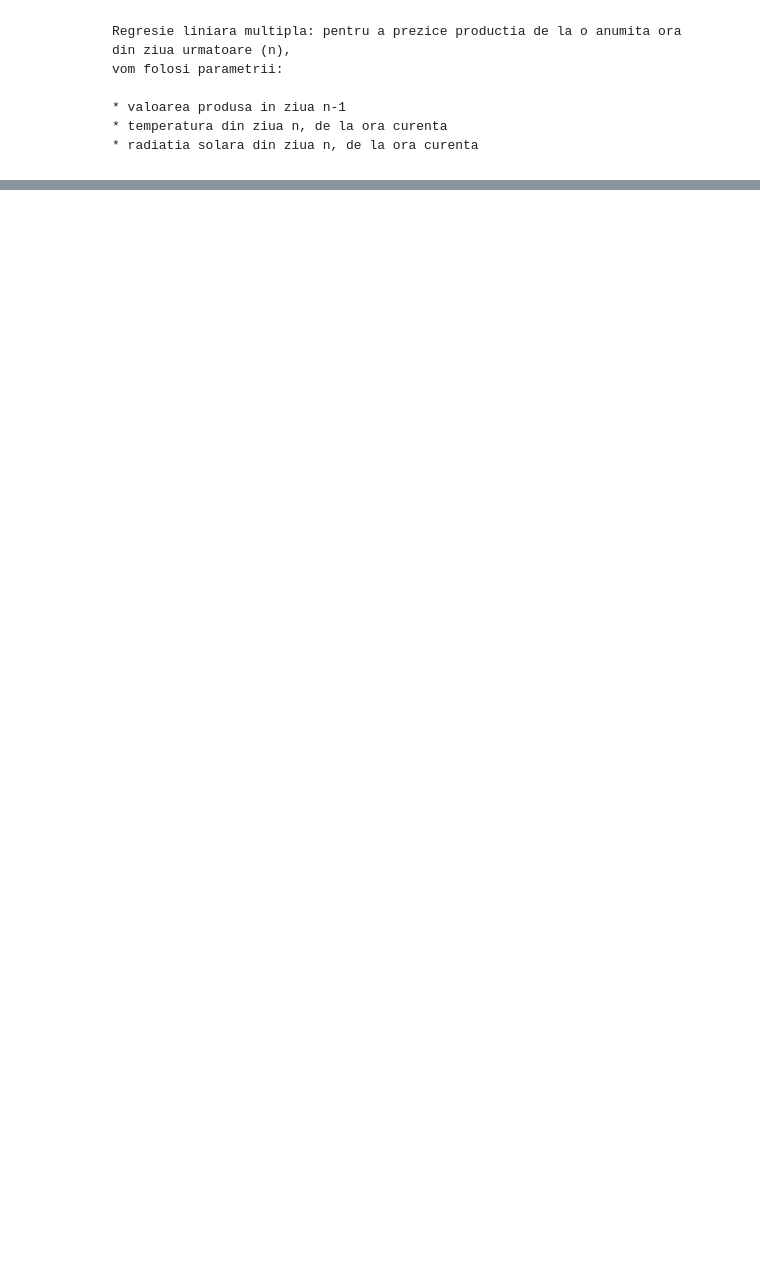
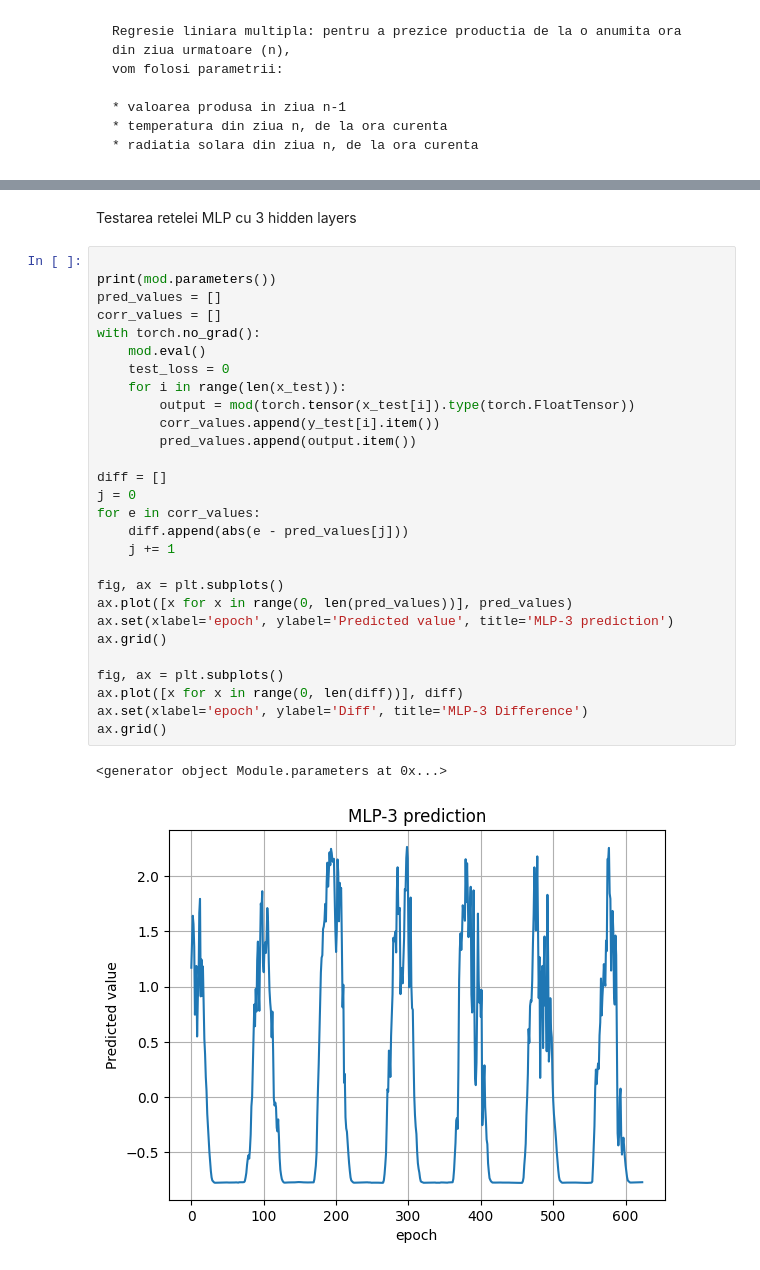
Before and after one commit to CiprianRegus/solar, a Jupyter notebook: Untitled.ipynb, the cells around one changed output, grey strips where cells are left out. Drawn from its saved outputs; the diff is of its cells as text; blank space fills up the shorter version.

```diff
--- a/Untitled.ipynb
+++ b/Untitled.ipynb
@@ -406,0 +430,33 @@ ax.grid()
+# %% [markdown]
+Testarea retelei MLP cu 3 hidden layers
+# %%
+
+print(mod.parameters())
+pred_values = []
+corr_values = []
+with torch.no_grad():
+    mod.eval()
+    test_loss = 0
+    for i in range(len(x_test)):
+        output = mod(torch.tensor(x_test[i]).type(torch.FloatTensor))
+        corr_values.append(y_test[i].item())
+        pred_values.append(output.item())
+
+diff = []
+j = 0
+for e in corr_values:
+    diff.append(abs(e - pred_values[j]))
+    j += 1
+
+fig, ax = plt.subplots()
+ax.plot([x for x in range(0, len(pred_values))], pred_values)
+ax.set(xlabel='epoch', ylabel='Predicted value', title='MLP-3 prediction')
+ax.grid()
+
+fig, ax = plt.subplots()
+ax.plot([x for x in range(0, len(diff))], diff)
+ax.set(xlabel='epoch', ylabel='Diff', title='MLP-3 Difference')
+ax.grid()
+# %% [output]
+<generator object Module.parameters at 0x...>
+[figure, added]
```
Also changed, not shown: parts of 17 cells of this notebook, 8 other files.
